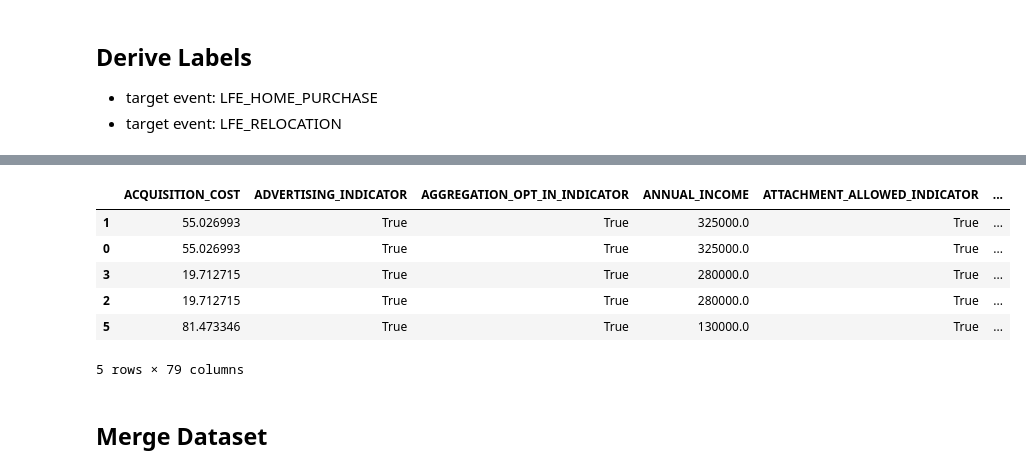
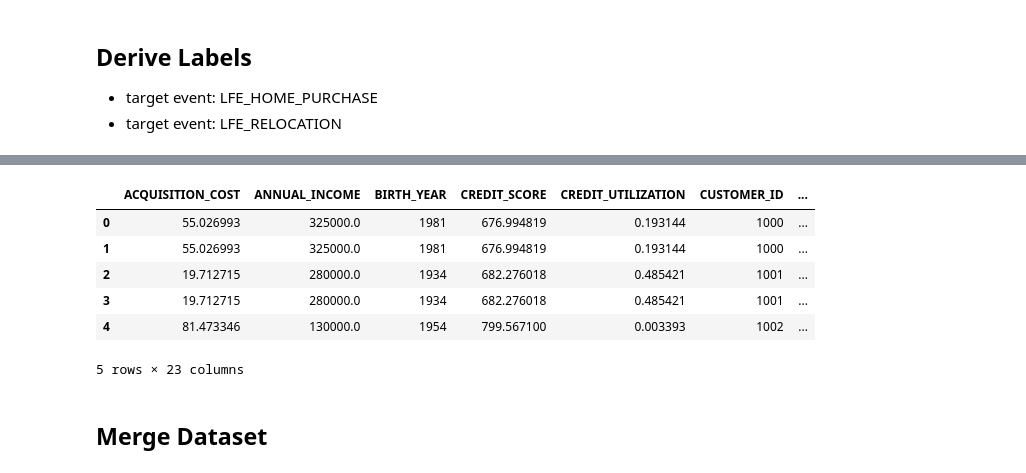
Before and after one commit to kai-niu/league-of-opensource, a Jupyter notebook: workspaces/Kai/FE.ipynb, the cells around one changed output, grey strips where cells are left out. Drawn from its saved outputs; the diff is of its cells as text; code cells hidden in the pictures.

```diff
--- a/workspaces/Kai/FE.ipynb
+++ b/workspaces/Kai/FE.ipynb
@@ -40,9 +158,10 @@ See the caveats in the documentation: http://pandas.pydata.org/pandas-docs/stabl
 # %%
 # null rate
 foo = customer.isna().sum()/customer.shape[0]
-foo[foo < .7]
-df1=customer.loc[:, foo.index]
-df1.head()
+foo = foo.loc[foo < .3]
+df2=customer.loc[:, foo.index]
+df2['EFFECTIVE_DATE'] = pd.to_datetime(df2['EFFECTIVE_DATE'])
+df2.head()
 # %% [output]
 |  | ACQUISITION_COST | ADDRESS_HOME_CITY | ADDRESS_HOME_COUNTRY | ADDRESS_HOME_POSTAL_CODE | ADDRESS_HOME_STATE | ... |
 | 0 | 55.026993 | Emerald City | USA | B1Z | Indiana | ... |
@@ -54,24 +179,26 @@ df1.head()
+# %%
+## fillna by zero
+df2 = df2.fillna(0)
 # %%
 ##
 # keep numeric value only
 keeps = []
-dtypes = df1.dtypes
+dtypes = df2.dtypes
 for i,t in enumerate(dtypes):
-    if str(t) == "object":
+    if str(t) == "object" or str(t) == "bool":
         continue
     else:
         keeps.append(dtypes.index[i])
-df2 = df1.loc[:, keeps]
-df2['EFFECTIVE_DATE'] = pd.to_datetime(df1['EFFECTIVE_DATE'], format='%Y-%M-%d')
-df2 = df2.sort_values(['CUSTOMER_ID', 'EFFECTIVE_DATE'])
-df2.head()
+df3 = df2.loc[:, keeps]
+df3['EFFECTIVE_DATE'] = df2['EFFECTIVE_DATE']
+df3.head()
 # %% [output]
-|  | ACQUISITION_COST | ADVERTISING_INDICATOR | AGGREGATION_OPT_IN_INDICATOR | ANNUAL_INCOME | ATTACHMENT_ALLOWED_INDICATOR | ... |
-| 1 | 55.026993 | True | True | 325000.0 | True | ... |
-| 0 | 55.026993 | True | True | 325000.0 | True | ... |
-| 3 | 19.712715 | True | True | 280000.0 | True | ... |
-| 2 | 19.712715 | True | True | 280000.0 | True | ... |
-| 5 | 81.473346 | True | True | 130000.0 | True | ... |
+|  | ACQUISITION_COST | ANNUAL_INCOME | BIRTH_YEAR | CREDIT_SCORE | CREDIT_UTILIZATION | CUSTOMER_ID | ... |
+| 0 | 55.026993 | 325000.0 | 1981 | 676.994819 | 0.193144 | 1000 | ... |
+| 1 | 55.026993 | 325000.0 | 1981 | 676.994819 | 0.193144 | 1000 | ... |
+| 2 | 19.712715 | 280000.0 | 1934 | 682.276018 | 0.485421 | 1001 | ... |
+| 3 | 19.712715 | 280000.0 | 1934 | 682.276018 | 0.485421 | 1001 | ... |
+| 4 | 81.473346 | 130000.0 | 1954 | 799.567100 | 0.003393 | 1002 | ... |
-5 rows × 79 columns
+5 rows × 23 columns
 # %% [markdown]
 ## Merge Dataset
```
Also changed, not shown: parts of 28 cells of this notebook, 18 other files.
